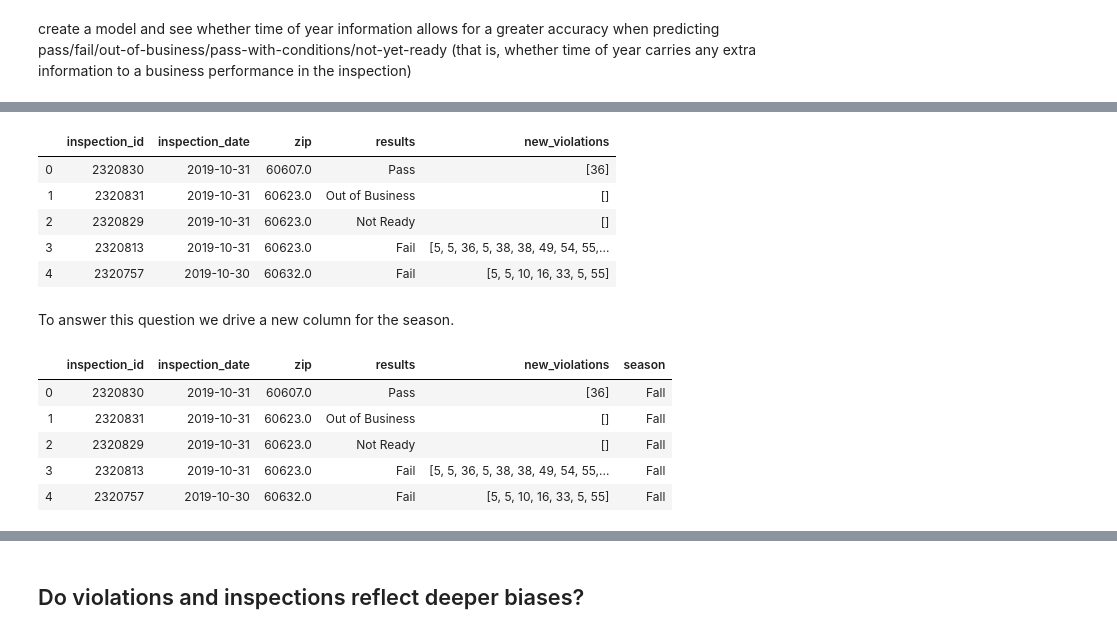
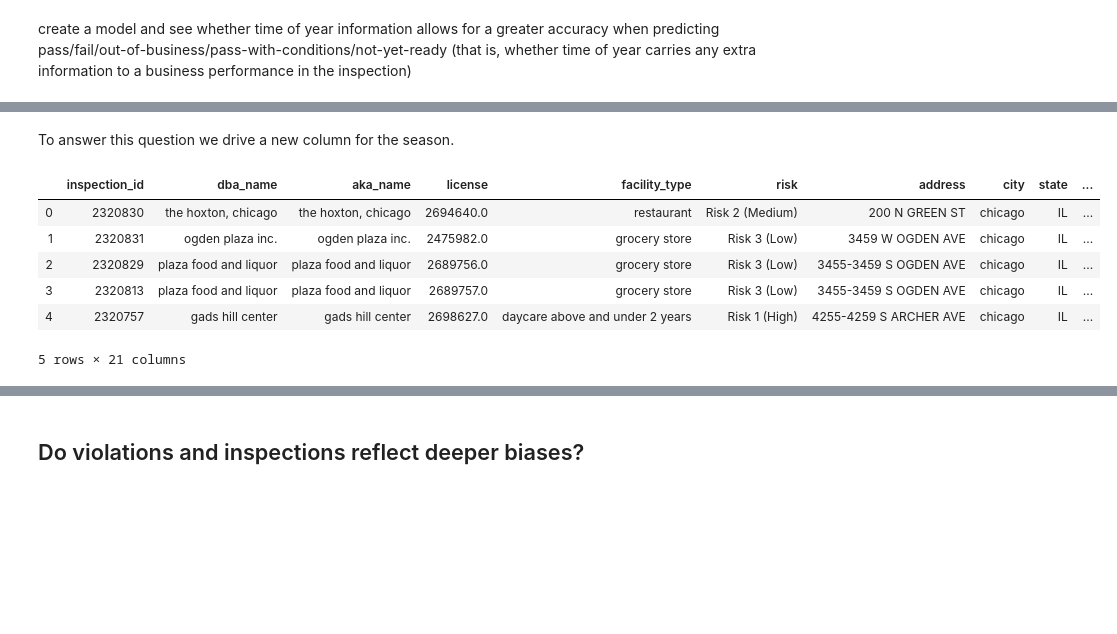
Before and after one commit to MNabegh/ADAknow, a Jupyter notebook: analysis.ipynb, the cells around one changed output, grey strips where cells are left out. Saved outputs shown, nothing was run; the diff lists cells and outputs as text; code cells hidden in the pictures; blank space fills up the shorter version.

```diff
--- a/analysis.ipynb
+++ b/analysis.ipynb
@@ -1573,12 +1573,3 @@ subset_df = chicago_df_noNan[['inspection_id', 'inspection_date', 'zip', 'result
-# %%
-subset_df.head()
-# %% [output]
-|  | inspection_id | inspection_date | zip | results | new_violations |
-| 0 | 2320830 | 2019-10-31 | 60607.0 | Pass | [36] |
-| 1 | 2320831 | 2019-10-31 | 60623.0 | Out of Business | [] |
-| 2 | 2320829 | 2019-10-31 | 60623.0 | Not Ready | [] |
-| 3 | 2320813 | 2019-10-31 | 60623.0 | Fail | [5, 5, 36, 5, 38, 38, 49, 54, 55,... |
-| 4 | 2320757 | 2019-10-30 | 60632.0 | Fail | [5, 5, 10, 16, 33, 5, 55] |
 # %% [markdown]
 To answer this question we drive a new column for the season.
 # %%
@@ -1590,11 +1587,12 @@ def get_season(date):
 # %%
-subset_df['season'] = subset_df['inspection_date'].apply(get_season)
+chicago_df_noNan['season'] = chicago_df_noNan['inspection_date'].apply(get_season)
 # %%
-subset_df.head()
+chicago_df_noNan.head()
 # %% [output]
-|  | inspection_id | inspection_date | zip | results | new_violations | season |
-| 0 | 2320830 | 2019-10-31 | 60607.0 | Pass | [36] | Fall |
-| 1 | 2320831 | 2019-10-31 | 60623.0 | Out of Business | [] | Fall |
-| 2 | 2320829 | 2019-10-31 | 60623.0 | Not Ready | [] | Fall |
-| 3 | 2320813 | 2019-10-31 | 60623.0 | Fail | [5, 5, 36, 5, 38, 38, 49, 54, 55,... | Fall |
-| 4 | 2320757 | 2019-10-30 | 60632.0 | Fail | [5, 5, 10, 16, 33, 5, 55] | Fall |
+|  | inspection_id | dba_name | aka_name | license | facility_type | risk | address | city | state | ... |
+| 0 | 2320830 | the hoxton, chicago | the hoxton, chicago | 2694640.0 | restaurant | Risk 2 (Medium) | 200 N GREEN ST | chicago | IL | ... |
+| 1 | 2320831 | ogden plaza inc. | ogden plaza inc. | 2475982.0 | grocery store | Risk 3 (Low) | 3459 W OGDEN AVE | chicago | IL | ... |
+| 2 | 2320829 | plaza food and liquor | plaza food and liquor | 2689756.0 | grocery store | Risk 3 (Low) | 3455-3459 S OGDEN AVE | chicago | IL | ... |
+| 3 | 2320813 | plaza food and liquor | plaza food and liquor | 2689757.0 | grocery store | Risk 3 (Low) | 3455-3459 S OGDEN AVE | chicago | IL | ... |
+| 4 | 2320757 | gads hill center | gads hill center | 2698627.0 | daycare above and under 2 years | Risk 1 (High) | 4255-4259 S ARCHER AVE | chicago | IL | ... |
+5 rows × 21 columns
```
Also changed, not shown: parts of 24 cells of this notebook, 1 other file.
